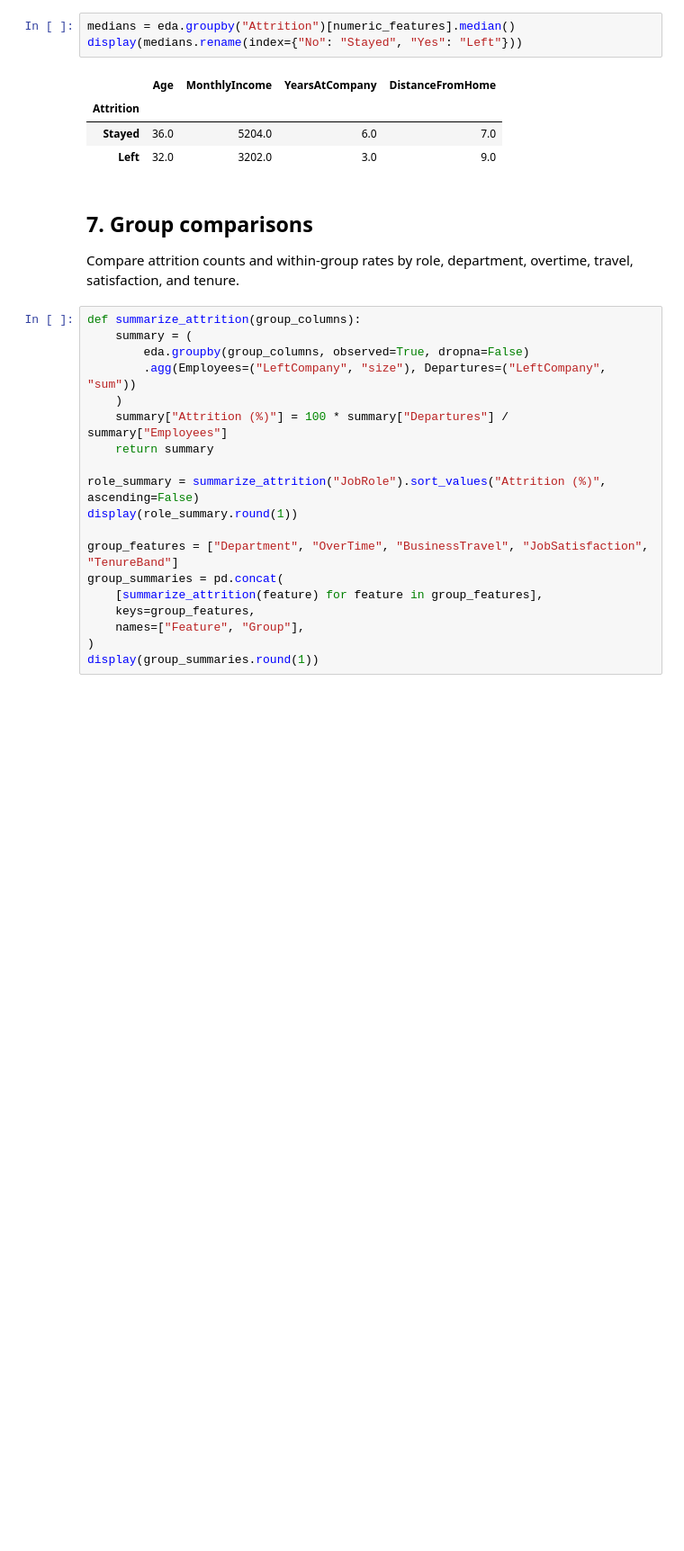
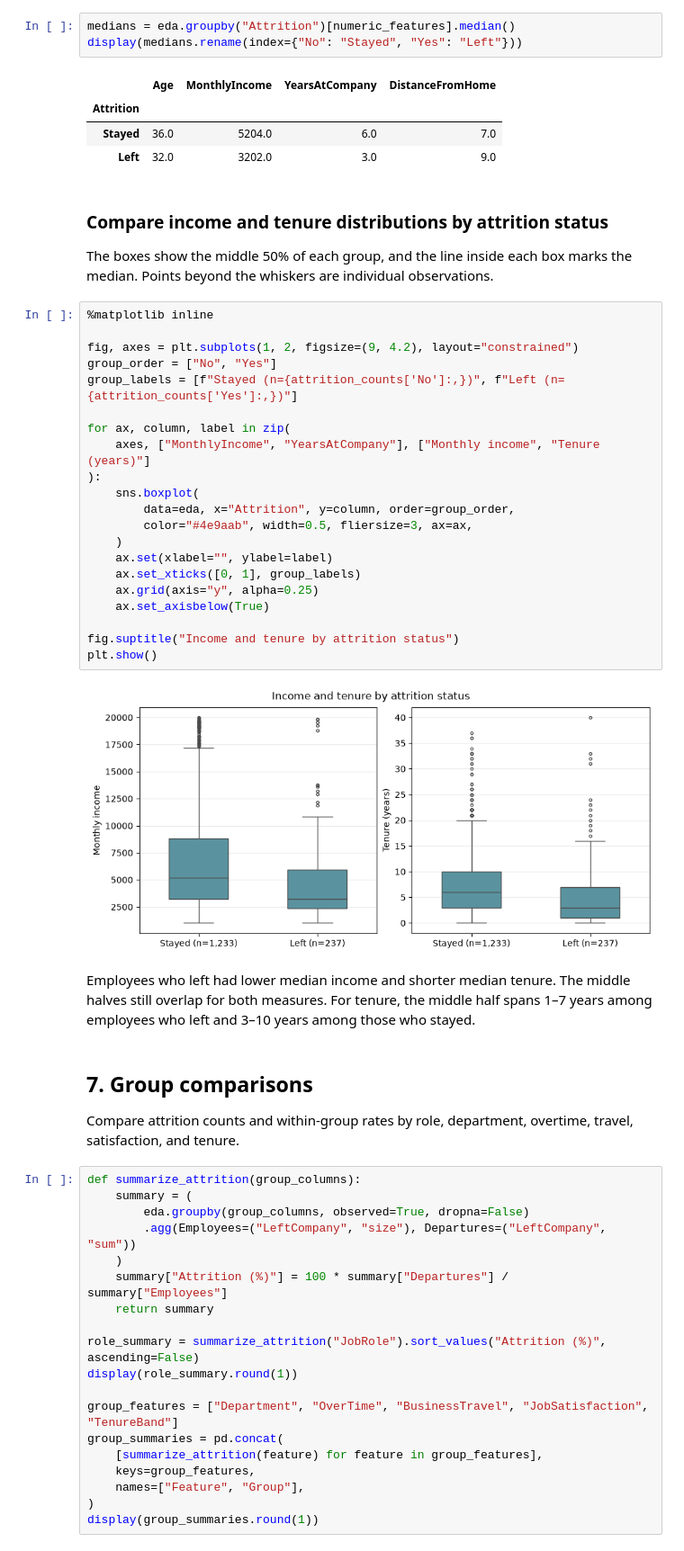
Before and after one commit to johanneswbr/medco-passau-xai, a Jupyter notebook: eda.ipynb, the cells around one changed output. Shown at 90% size. Saved outputs shown, nothing was run; the diff lists cells and outputs as text; blank space fills up the shorter version.

```diff
--- a/eda.ipynb
+++ b/eda.ipynb
@@ -140,6 +195,35 @@ display(medians.rename(index={"No": "Stayed", "Yes": "Left"}))
 | Attrition |  |  |  |  |
 | Stayed | 36.0 | 5204.0 | 6.0 | 7.0 |
 | Left | 32.0 | 3202.0 | 3.0 | 9.0 |
+# %% [markdown]
+### Compare income and tenure distributions by attrition status
+
+The boxes show the middle 50% of each group, and the line inside each box marks the median. Points beyond the whiskers are individual observations.
+# %%
+%matplotlib inline
+
+fig, axes = plt.subplots(1, 2, figsize=(9, 4.2), layout="constrained")
+group_order = ["No", "Yes"]
+group_labels = [f"Stayed (n={attrition_counts['No']:,})", f"Left (n={attrition_counts['Yes']:,})"]
+
+for ax, column, label in zip(
+    axes, ["MonthlyIncome", "YearsAtCompany"], ["Monthly income", "Tenure (years)"]
+):
+    sns.boxplot(
+        data=eda, x="Attrition", y=column, order=group_order,
+        color="#4e9aab", width=0.5, fliersize=3, ax=ax,
+    )
+    ax.set(xlabel="", ylabel=label)
+    ax.set_xticks([0, 1], group_labels)
+    ax.grid(axis="y", alpha=0.25)
+    ax.set_axisbelow(True)
+
+fig.suptitle("Income and tenure by attrition status")
+plt.show()
+# %% [output]
+[figure, added]
+# %% [markdown]
+Employees who left had lower median income and shorter median tenure. The middle halves still overlap for both measures. For tenure, the middle half spans 1–7 years among employees who left and 3–10 years among those who stayed.
 # %% [markdown]
 ## 7. Group comparisons
 
```
Also changed, not shown: parts of 7 cells of this notebook.
